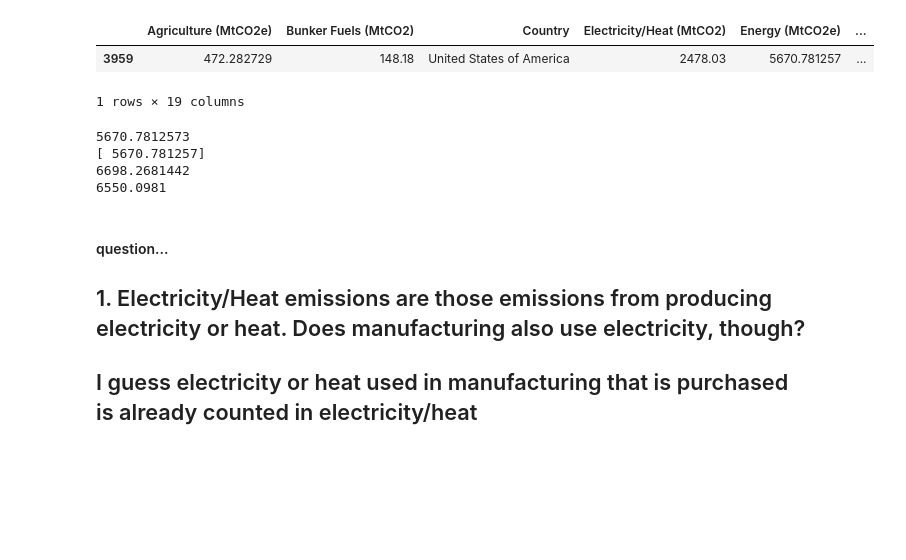
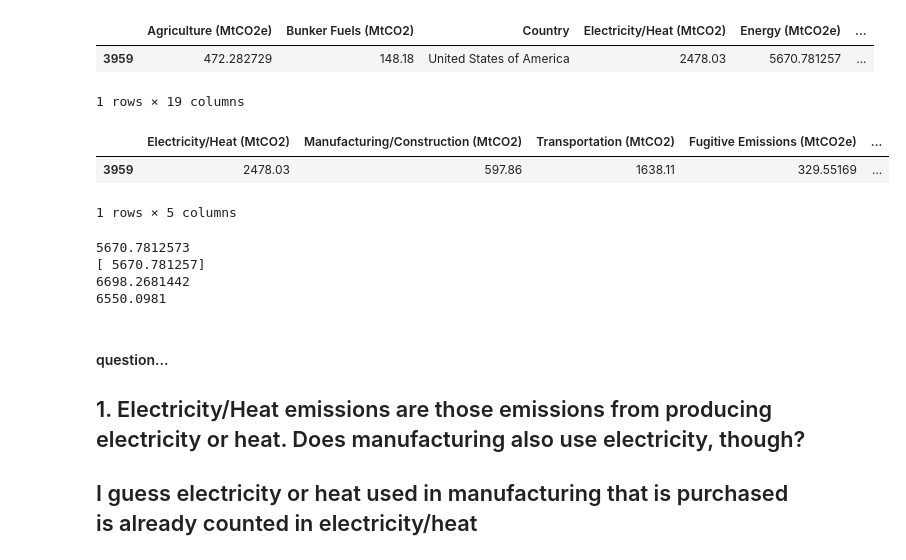
Before and after one commit to mirthbottle/ghg, a Jupyter notebook: country footprints.ipynb, the cells around one changed output. Drawn from its saved outputs; the diff is of its cells as text; code cells hidden in the pictures; blank space fills up the shorter version.

```diff
--- a/country footprints.ipynb
+++ b/country footprints.ipynb
@@ -149,6 +149,12 @@ USA2011
 |  | Agriculture (MtCO2e) | Bunker Fuels (MtCO2) | Country | Electricity/Heat (MtCO2) | Energy (MtCO2e) | ... |
 | 3959 | 472.282729 | 148.18 | United States of America | 2478.03 | 5670.781257 | ... |
 1 rows × 19 columns
+# %%
+e2011[2:3][energy_sectors]
+# %% [output]
+|  | Electricity/Heat (MtCO2) | Manufacturing/Construction (MtCO2) | Transportation (MtCO2) | Fugitive Emissions (MtCO2e) | ... |
+| 3959 | 2478.03 | 597.86 | 1638.11 | 329.55169 | ... |
+1 rows × 5 columns
 # %%
 print USA2011[energy_sectors].values.sum()
 print USA2011['Energy (MtCO2e)'].values
```
Also changed, not shown: 1 other file.
